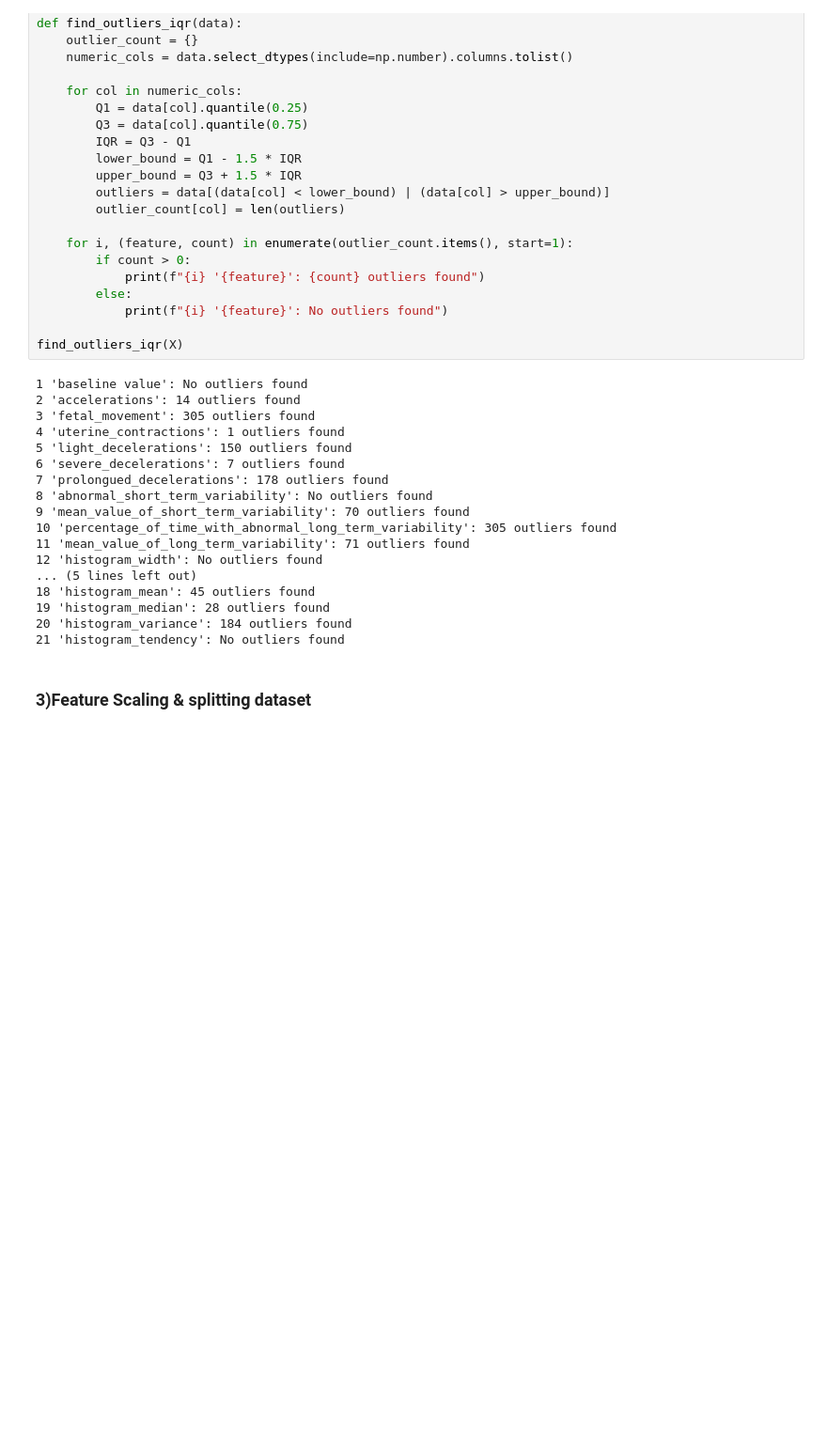
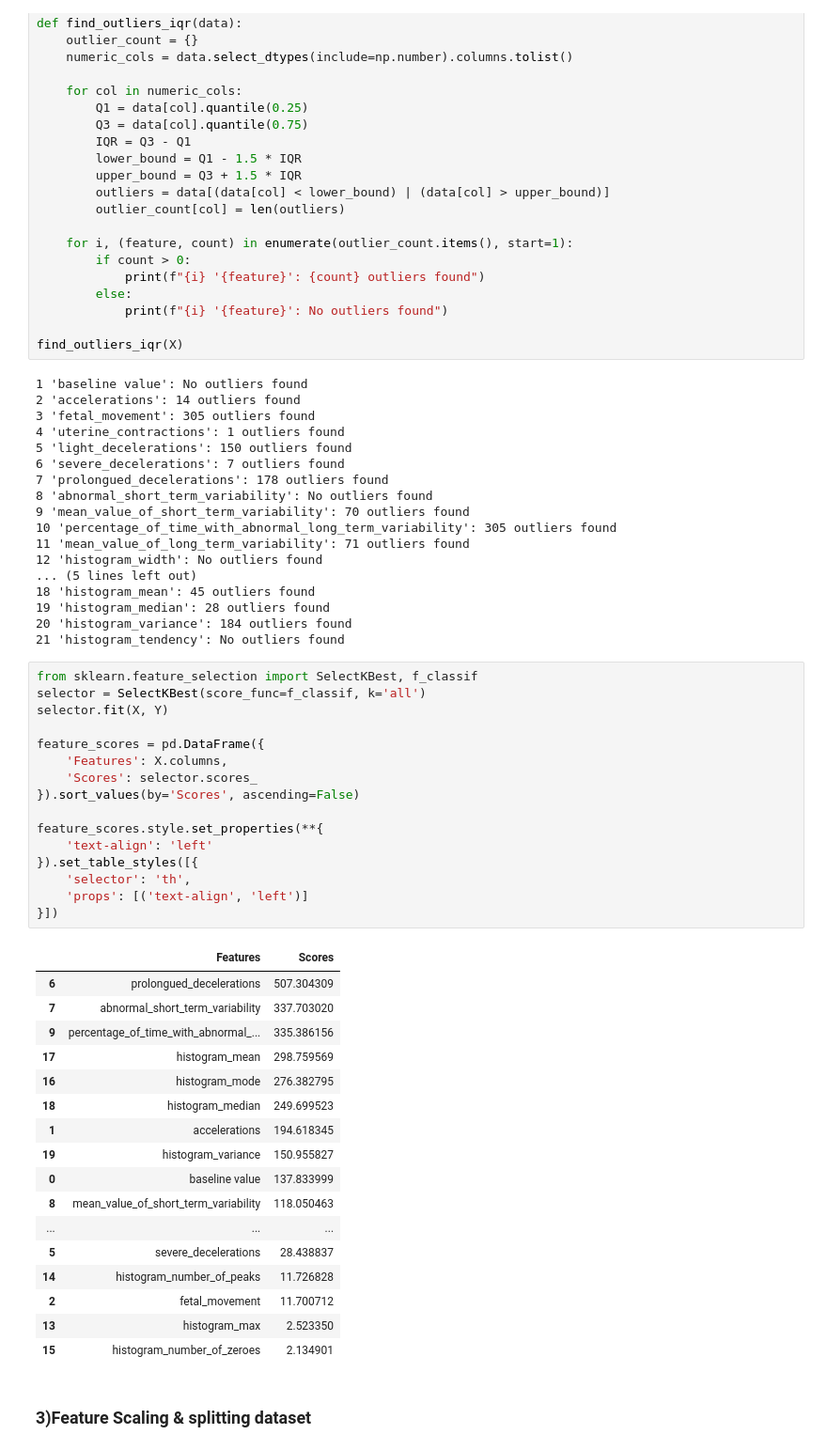
Before and after one commit to Shreejith-19/multi-model-fetal-health-analysis, a Jupyter notebook: notebooks/index.ipynb, the cells around one changed output. Shown: that part at 94% size. Cells and saved outputs as stored; diff of their text form; blank space fills up the shorter version.

```diff
--- a/notebooks/index.ipynb
+++ b/notebooks/index.ipynb
@@ -117,6 +117,40 @@ find_outliers_iqr(X)
 19 'histogram_median': 28 outliers found
 20 'histogram_variance': 184 outliers found
 21 'histogram_tendency': No outliers found
+# %%
+from sklearn.feature_selection import SelectKBest, f_classif
+selector = SelectKBest(score_func=f_classif, k='all')
+selector.fit(X, Y)
+
+feature_scores = pd.DataFrame({
+    'Features': X.columns,
+    'Scores': selector.scores_
+}).sort_values(by='Scores', ascending=False)
+
+feature_scores.style.set_properties(**{
+    'text-align': 'left'
+}).set_table_styles([{
+    'selector': 'th',
+    'props': [('text-align', 'left')]
+}])
+# %% [output]
+|  | Features | Scores |
+| 6 | prolongued_decelerations | 507.304309 |
+| 7 | abnormal_short_term_variability | 337.703020 |
+| 9 | percentage_of_time_with_abnormal_... | 335.386156 |
+| 17 | histogram_mean | 298.759569 |
+| 16 | histogram_mode | 276.382795 |
+| 18 | histogram_median | 249.699523 |
+| 1 | accelerations | 194.618345 |
+| 19 | histogram_variance | 150.955827 |
+| 0 | baseline value | 137.833999 |
+| 8 | mean_value_of_short_term_variability | 118.050463 |
+| ... | ... | ... |
+| 5 | severe_decelerations | 28.438837 |
+| 14 | histogram_number_of_peaks | 11.726828 |
+| 2 | fetal_movement | 11.700712 |
+| 13 | histogram_max | 2.523350 |
+| 15 | histogram_number_of_zeroes | 2.134901 |
 # %% [markdown]
 <h3><b>3)Feature Scaling & splitting dataset</b></h3>
 # %% [markdown]
```
